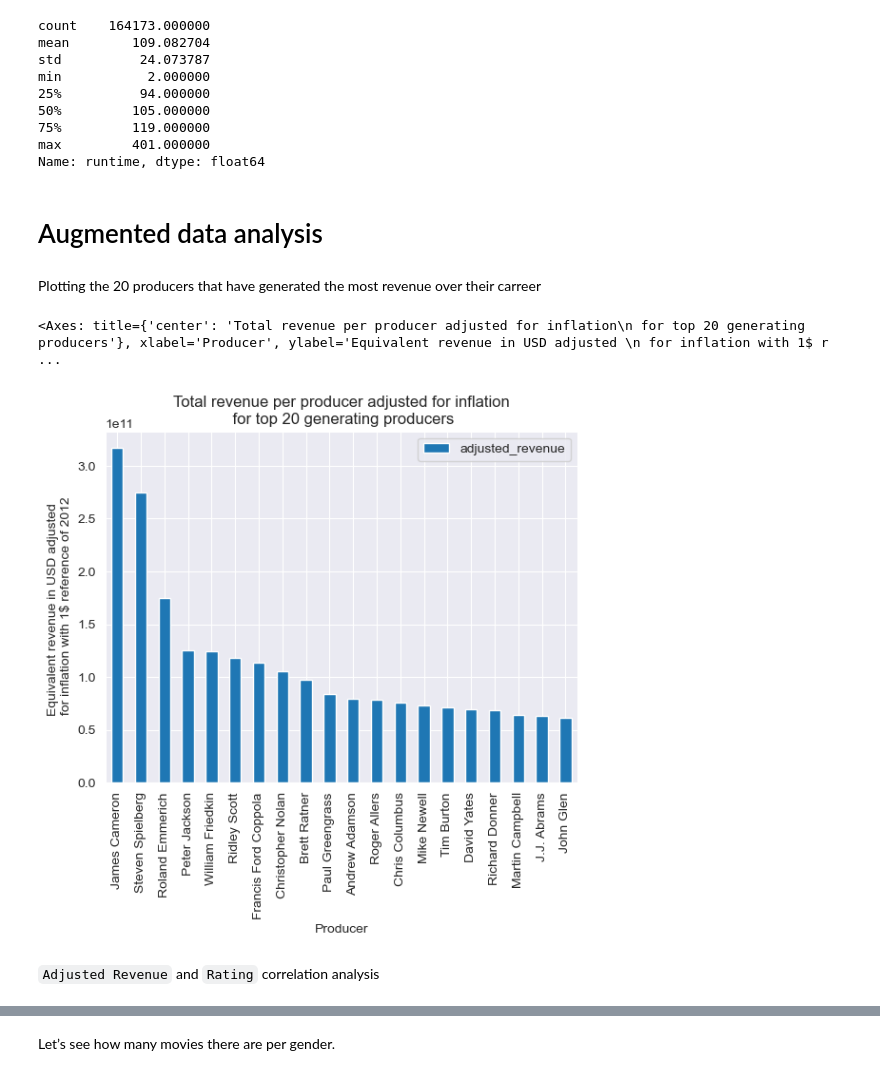
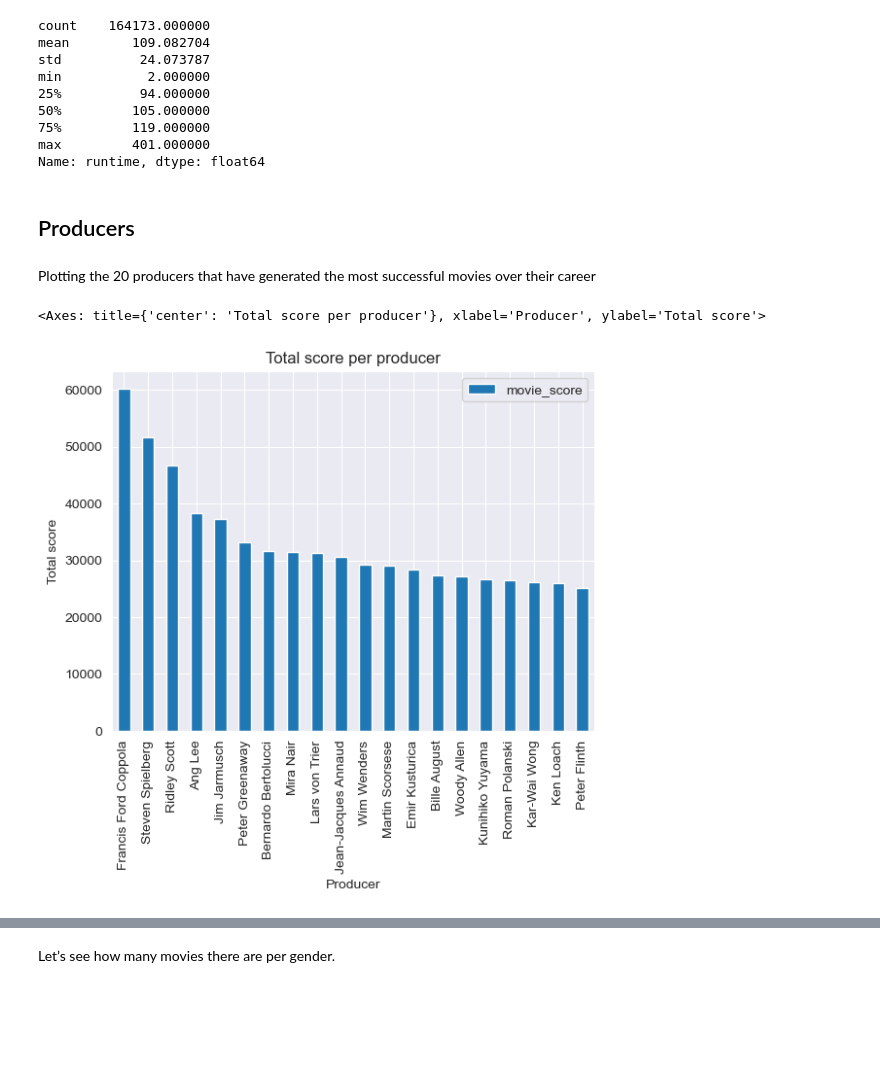
Before and after one commit to epfl-ada/ada-2023-project-dataexplorers, a Jupyter notebook: run.ipynb, the cells around one changed output, grey strips where cells are left out. Cells and saved outputs as stored; diff of their text form; code cells hidden in the pictures; blank space fills up the shorter version.

```diff
--- a/run.ipynb
+++ b/run.ipynb
@@ -177,12 +176,17 @@ def scrape_partition(index):
     None
     """
 
+    try:
+        os.makedirs(ADDITIONAL_FOLDER + 'imdb_partitions')
+    except:
+        pass
+
     # create a header dataframe
     header = pd.DataFrame(columns=["wikipedia_movie_id", "name", "global_revenue", "budget", "gross_domestic", "opening_weekend",
                                "rating_score", "number_of_ratings", "watched_rank", "producer", "release_year"])
 
     # csv file name
-    csv_file = ADDITIONAL_FOLDER + 'imdb_partitions' + '/imdb_scraped_data_' + str(index) + '.csv'
+    csv_file = ADDITIONAL_FOLDER + 'imdb_partitions/imdb_scraped_data_' + str(index) + '.csv'
 
     #initialize the scraper object
     myscraper = imdb.ImdbScraper()
@@ -635,7 +639,7 @@ for key in ast.literal_eval(merged["countries"][5]).keys():
 # country dataframe & dictionary
 try:
     movie_countries     = pd.read_csv(processed_directory + "/movie_countries.csv")
-    country_dictionary  = pickle.load(open(processed_directory + "/country_dictionary.pickle", "rb"))
+    country_dictionary  = pkl.load(open(processed_directory + "/country_dictionary.pickle", "rb"))
 
 except:
     movie_countries = pd.DataFrame(columns=["wikipedia_movie_id", "country_id"])
@@ -653,12 +657,12 @@ except:
 
     # dump the dictionary to pickle
     with open(processed_directory + '/country_dictionary.pickle', 'wb') as handle:
-        pickle.dump(country_dictionary, handle, protocol=pickle.HIGHEST_PROTOCOL)
+        pkl.dump(country_dictionary, handle, protocol=pkl.HIGHEST_PROTOCOL)
 # %%
 # language dataframe & dictionary
 try:
     movie_languages     = pd.read_csv(processed_directory + "/movie_languages.csv")
-    language_dictionary = pickle.load(open(processed_directory + "/language_dictionary.pickle", "rb"))
+    language_dictionary = pkl.load(open(processed_directory + "/language_dictionary.pickle", "rb"))
 except:
     movie_languages = pd.DataFrame(columns=["wikipedia_movie_id", "language_id"])
     language_dictionary = {}
@@ -675,11 +679,11 @@ except:
 
     # dump the dictionary to pickle
     with open(processed_directory + '/language_dictionary.pickle', 'wb') as handle:
-        pickle.dump(language_dictionary, handle, protocol=pickle.HIGHEST_PROTOCOL)
+        pkl.dump(language_dictionary, handle, protocol=pkl.HIGHEST_PROTOCOL)
 # %%
 try:
     movie_genres        = pd.read_csv(processed_directory + "/movie_genres.csv")
-    genre_dictionary   = pickle.load(open(processed_directory + "/genre_dictionary.pickle", "rb"))
+    genre_dictionary   = pkl.load(open(processed_directory + "/genre_dictionary.pickle", "rb"))
 except:
     movie_genres = pd.DataFrame(columns=["wikipedia_movie_id", "genre_id"])
     genre_dictionary = {}
@@ -696,7 +700,7 @@ except:
 
     # dump the dictionary to pickle
     with open(processed_directory + '/genre_dictionary.pickle', 'wb') as handle:
-        pickle.dump(genre_dictionary, handle, protocol=pickle.HIGHEST_PROTOCOL)
+        pkl.dump(genre_dictionary, handle, protocol=pkl.HIGHEST_PROTOCOL)
 # %% [markdown]
 We can now start by properly merging in the two new dataframes we created:
 # %%
@@ -814,14 +816,12 @@ min           2.000000
 max         401.000000
 Name: runtime, dtype: float64
 # %% [markdown]
-# Augmented data analysis
+## Producers
 # %% [markdown]
-Plotting the 20 producers that have generated the most revenue over their carreer
+Plotting the 20 producers that have generated the most successful movies over their career
 # %%
-scraped_grouped = merged_all.groupby(["producer"]).agg({"adjusted_revenue": "sum"})
-scraped_grouped.sort_values(by="adjusted_revenue", ascending=False).head(20).plot(kind="bar", title="Total revenue per producer adjusted for inflation\n for top 20 generating producers", xlabel="Producer", ylabel="Equivalent revenue in USD adjusted \n for inflation with 1$ reference of 2012")
+scraped_grouped = merged_all.groupby(["producer"]).agg({"movie_score": "sum"})
+scraped_grouped.sort_values(by="movie_score", ascending=False).head(20).plot(kind="bar", title="Total score per producer", xlabel="Producer", ylabel="Total score")
 # %% [output]
-<Axes: title={'center': 'Total revenue per producer adjusted for inflation\n for top 20 generating producers'}, xlabel='Producer', ylabel='Equivalent revenue in USD adjusted \n for inflation with 1$ r ...
+<Axes: title={'center': 'Total score per producer'}, xlabel='Producer', ylabel='Total score'>
-[figure, old version]
+[figure, new version]
-# %% [markdown]
-`Adjusted Revenue` and `Rating` correlation analysis
```
Also changed, not shown: parts of 29 cells of this notebook, 7 other files.
